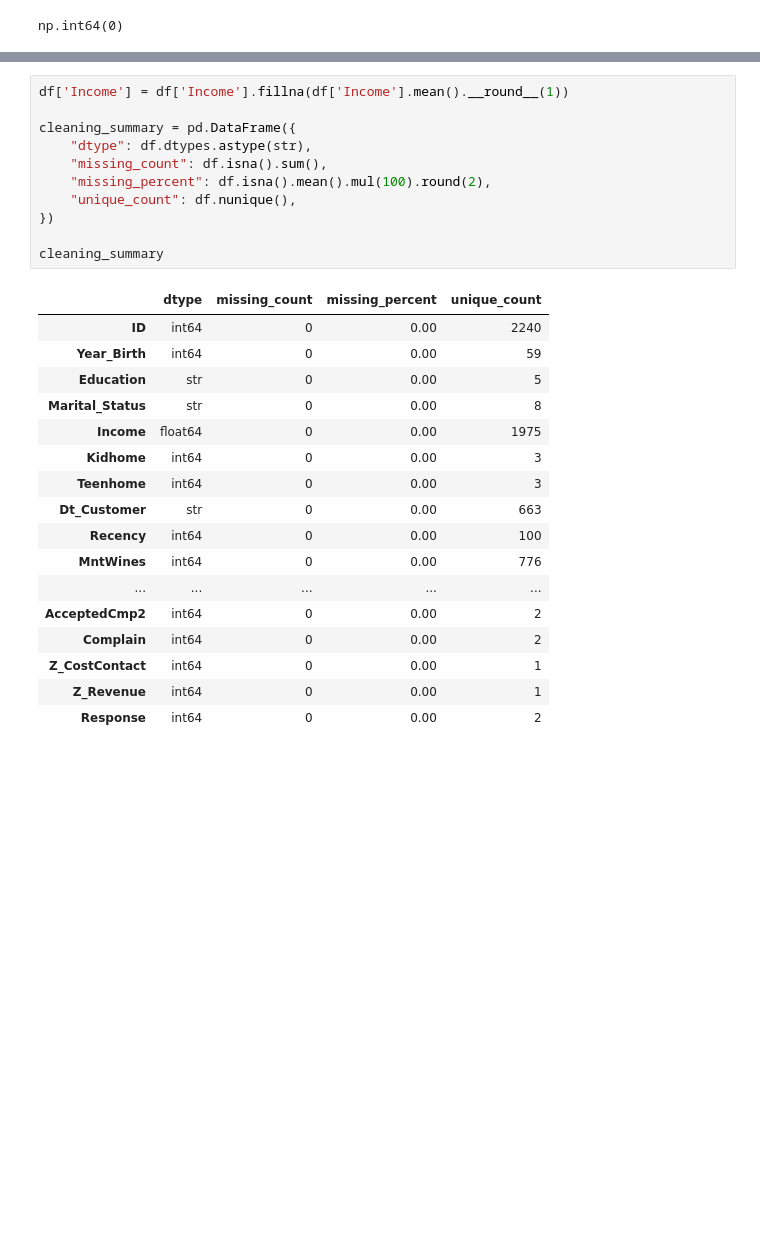
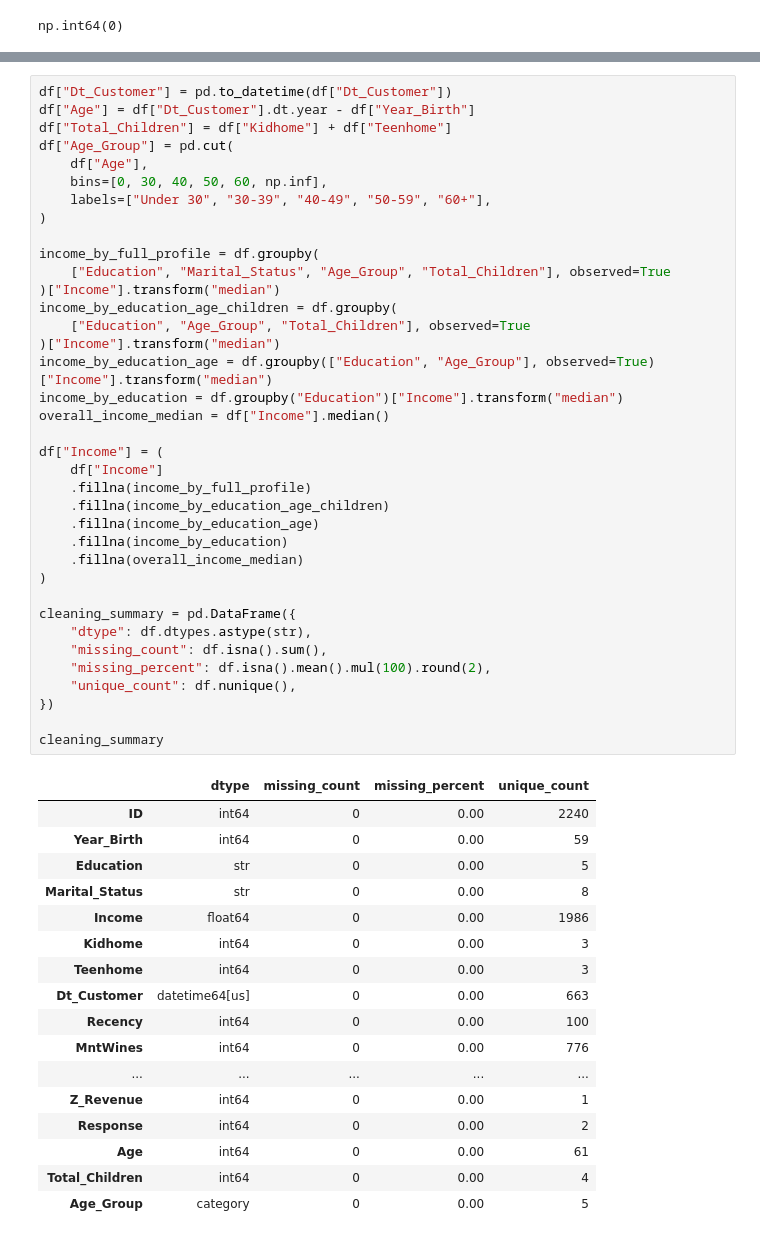
Before and after one commit to AGR533/Customer_Personality_Analysis, a Jupyter notebook: cleaning.ipynb, the cells around one changed output, grey strips where cells are left out. Drawn from its saved outputs; the diff is of its cells as text; blank space fills up the shorter version.

Commit message:
Clean income imputation notebook

```diff
--- a/cleaning.ipynb
+++ b/cleaning.ipynb
@@ -114,31 +110,57 @@ df.describe(include="all").T
 | Z_Revenue | 2240.00 | NaN | NaN | NaN | 11.00 | 0.00 | 11.00 | 11.00 | 11.00 | 11.00 | 11.00 |
 | Response | 2240.00 | NaN | NaN | NaN | 0.15 | 0.36 | 0.00 | 0.00 | 0.00 | 0.00 | 1.00 |
 # %%
-df['Income'] = df['Income'].fillna(df['Income'].mean().__round__(1))
+df["Dt_Customer"] = pd.to_datetime(df["Dt_Customer"])
+df["Age"] = df["Dt_Customer"].dt.year - df["Year_Birth"]
+df["Total_Children"] = df["Kidhome"] + df["Teenhome"]
+df["Age_Group"] = pd.cut(
+    df["Age"],
+    bins=[0, 30, 40, 50, 60, np.inf],
+    labels=["Under 30", "30-39", "40-49", "50-59", "60+"],
+)
+
+income_by_full_profile = df.groupby(
+    ["Education", "Marital_Status", "Age_Group", "Total_Children"], observed=True
+)["Income"].transform("median")
+income_by_education_age_children = df.groupby(
+    ["Education", "Age_Group", "Total_Children"], observed=True
+)["Income"].transform("median")
+income_by_education_age = df.groupby(["Education", "Age_Group"], observed=True)["Income"].transform("median")
+income_by_education = df.groupby("Education")["Income"].transform("median")
+overall_income_median = df["Income"].median()
+
+df["Income"] = (
+    df["Income"]
+    .fillna(income_by_full_profile)
+    .fillna(income_by_education_age_children)
+    .fillna(income_by_education_age)
+    .fillna(income_by_education)
+    .fillna(overall_income_median)
+)
 
 cleaning_summary = pd.DataFrame({
     "dtype": df.dtypes.astype(str),
     "missing_count": df.isna().sum(),
     "missing_percent": df.isna().mean().mul(100).round(2),
     "unique_count": df.nunique(),
 })
 
 cleaning_summary
 # %% [output]
 |  | dtype | missing_count | missing_percent | unique_count |
 | ID | int64 | 0 | 0.00 | 2240 |
 | Year_Birth | int64 | 0 | 0.00 | 59 |
 | Education | str | 0 | 0.00 | 5 |
 | Marital_Status | str | 0 | 0.00 | 8 |
-| Income | float64 | 0 | 0.00 | 1975 |
+| Income | float64 | 0 | 0.00 | 1986 |
 | Kidhome | int64 | 0 | 0.00 | 3 |
 | Teenhome | int64 | 0 | 0.00 | 3 |
-| Dt_Customer | str | 0 | 0.00 | 663 |
+| Dt_Customer | datetime64[us] | 0 | 0.00 | 663 |
 | Recency | int64 | 0 | 0.00 | 100 |
 | MntWines | int64 | 0 | 0.00 | 776 |
 | ... | ... | ... | ... | ... |
-| AcceptedCmp2 | int64 | 0 | 0.00 | 2 |
-| Complain | int64 | 0 | 0.00 | 2 |
-| Z_CostContact | int64 | 0 | 0.00 | 1 |
 | Z_Revenue | int64 | 0 | 0.00 | 1 |
 | Response | int64 | 0 | 0.00 | 2 |
+| Age | int64 | 0 | 0.00 | 61 |
+| Total_Children | int64 | 0 | 0.00 | 4 |
+| Age_Group | category | 0 | 0.00 | 5 |
```
Also changed, not shown: parts of 3 cells of this notebook.
